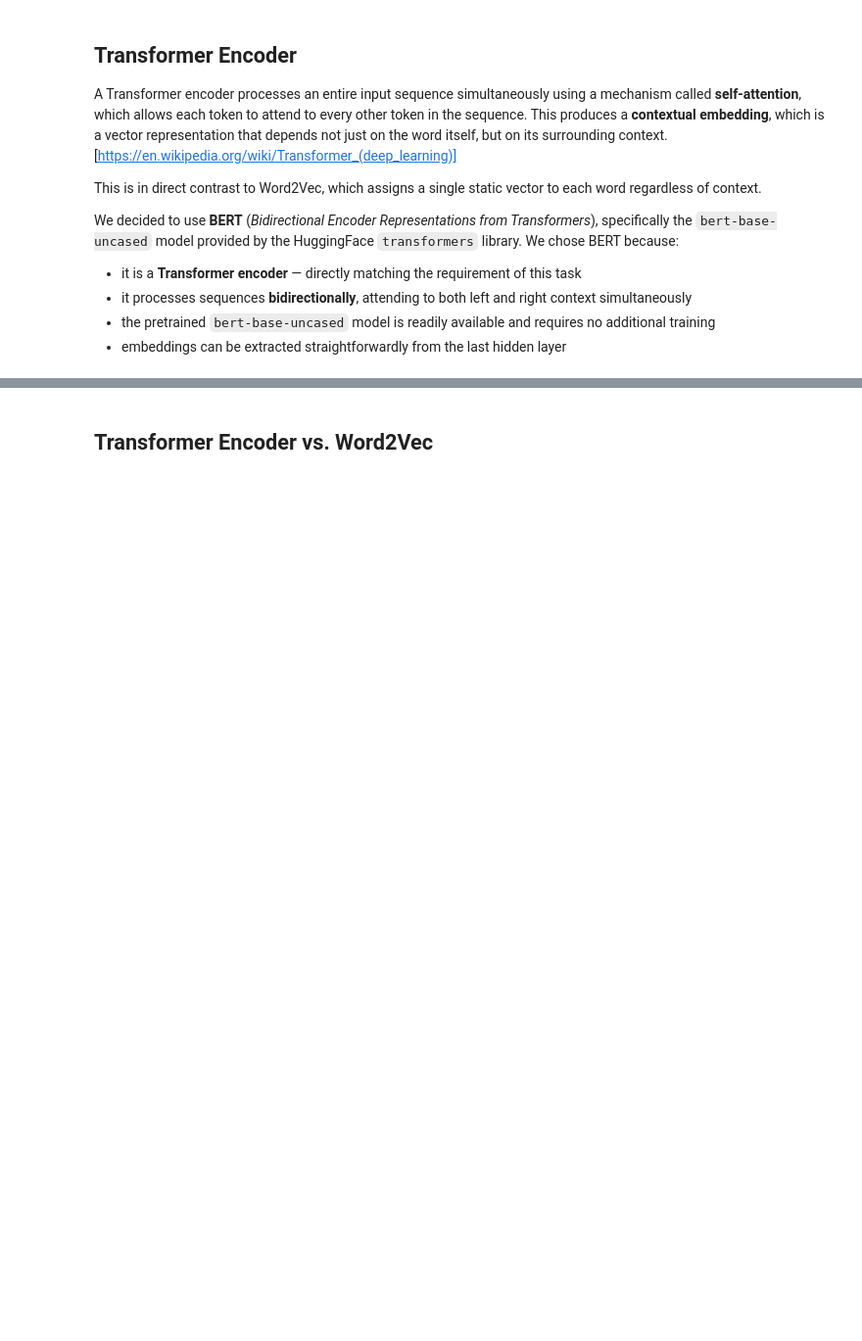
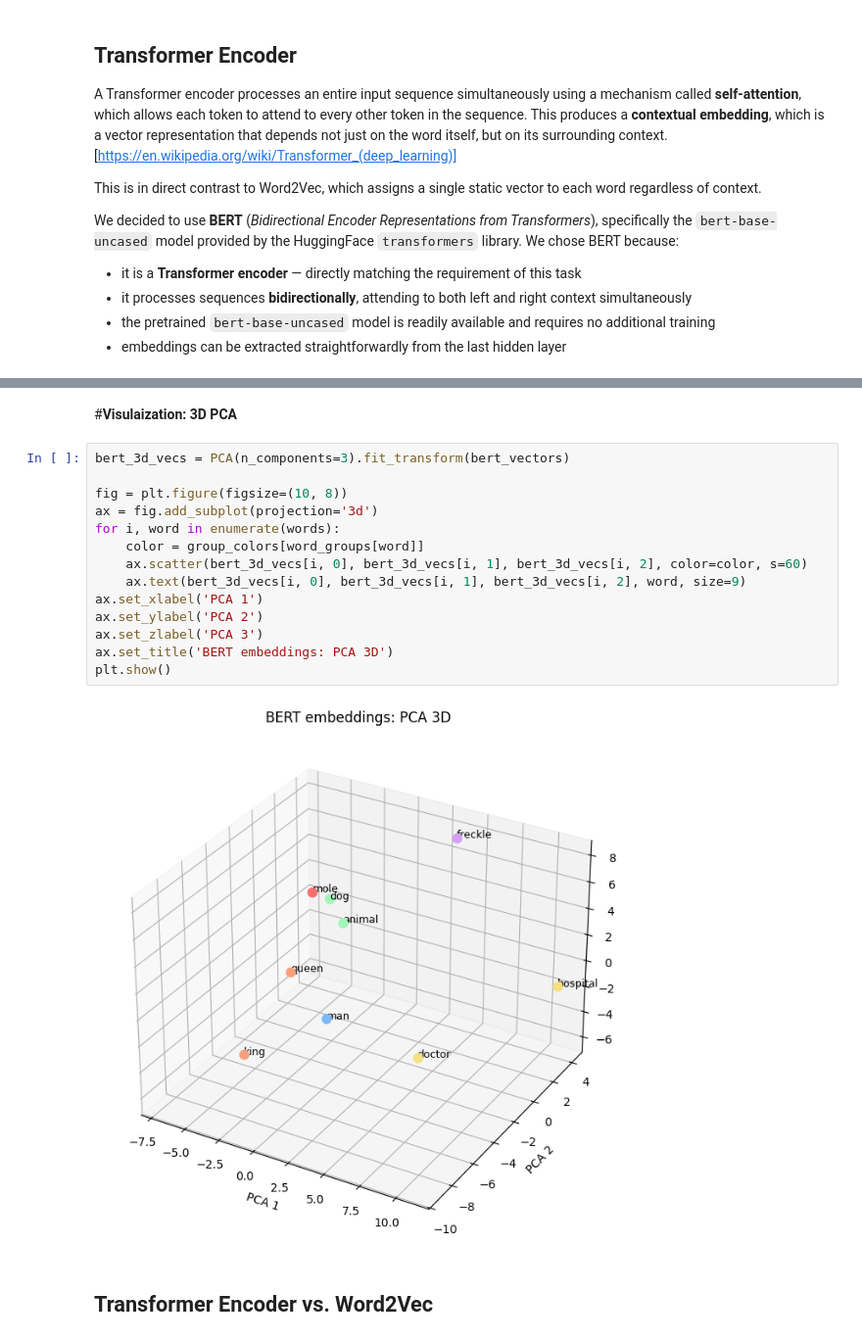
Before and after one commit to wlaszkiewicz/transformers-vs-word2vec, a Jupyter notebook: transformers_vs_word2vec.ipynb, the cells around one changed output, grey strips where cells are left out. Shown at 98% size. Drawn from its saved outputs; the diff is of its cells as text; blank space fills up the shorter version.

```diff
--- a/transformers_vs_word2vec.ipynb
+++ b/transformers_vs_word2vec.ipynb
@@ -245,2 +274,20 @@ plt.show()
+# %% [markdown]
+#**Visulaization: 3D PCA**
+# %%
+bert_3d_vecs = PCA(n_components=3).fit_transform(bert_vectors)
+
+fig = plt.figure(figsize=(10, 8))
+ax = fig.add_subplot(projection='3d')
+for i, word in enumerate(words):
+    color = group_colors[word_groups[word]]
+    ax.scatter(bert_3d_vecs[i, 0], bert_3d_vecs[i, 1], bert_3d_vecs[i, 2], color=color, s=60)
+    ax.text(bert_3d_vecs[i, 0], bert_3d_vecs[i, 1], bert_3d_vecs[i, 2], word, size=9)
+ax.set_xlabel('PCA 1')
+ax.set_ylabel('PCA 2')
+ax.set_zlabel('PCA 3')
+ax.set_title('BERT embeddings: PCA 3D')
+plt.show()
+# %% [output]
+[figure, added]
 # %% [markdown]
 ## Transformer Encoder vs. Word2Vec
```
Also changed, not shown: parts of 19 cells of this notebook.
